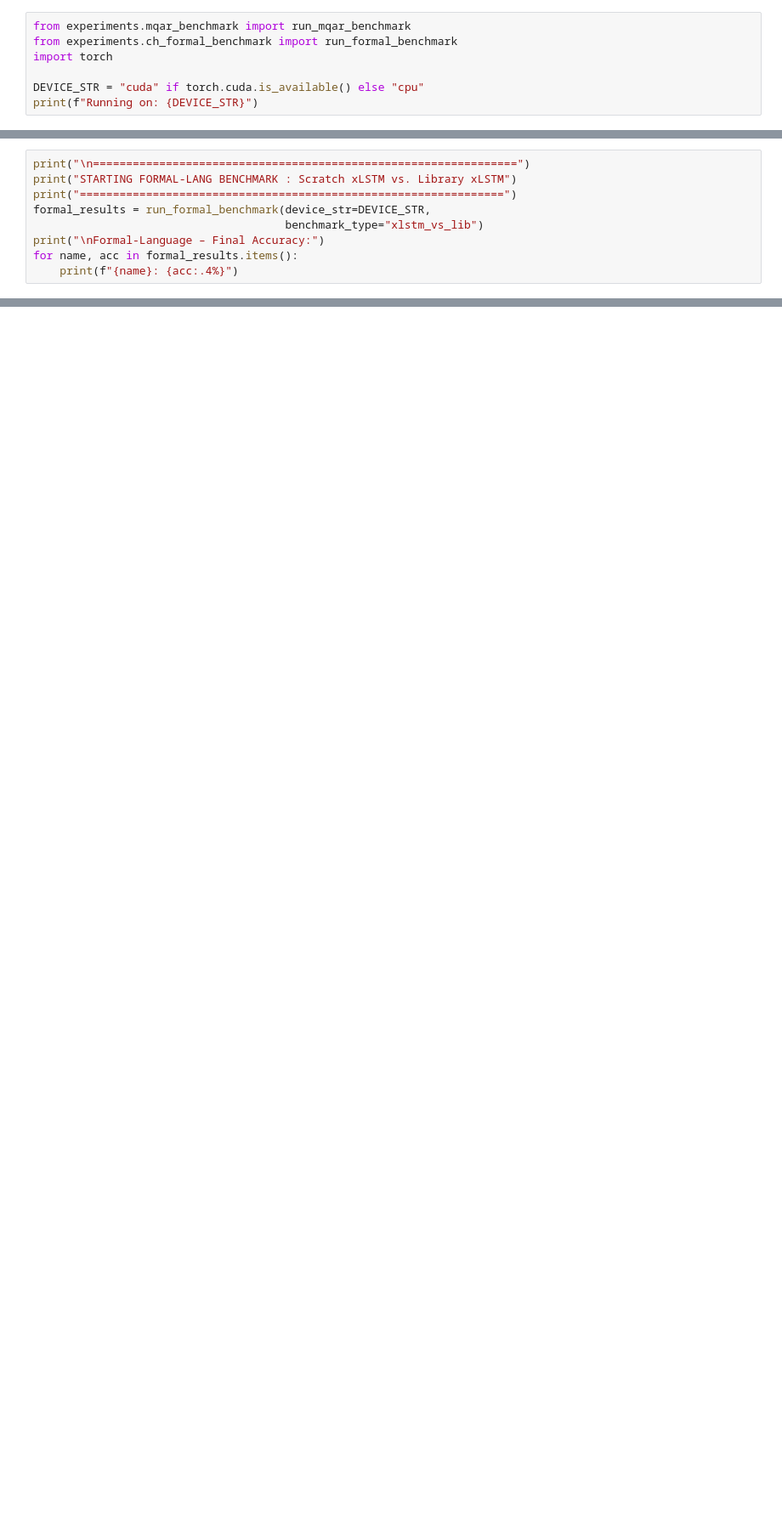
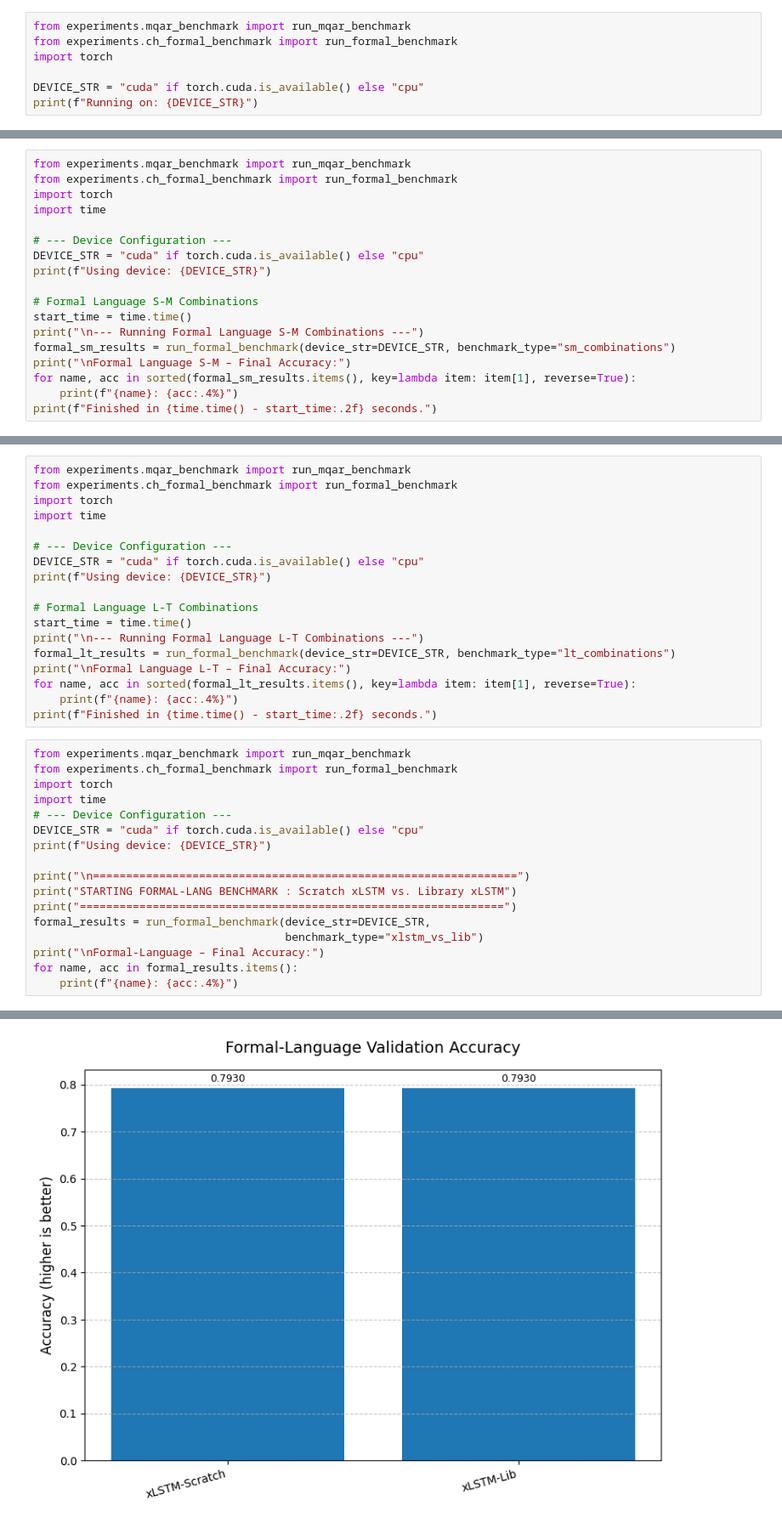
Before and after one commit to Zeromeam/xlstm_project, a Jupyter notebook: main_thesis.ipynb, the cells around one changed output, grey strips where cells are left out. Shown at 85% size. Saved outputs shown, nothing was run; the diff lists cells and outputs as text; blank space fills up the shorter version.

```diff
--- a/main_thesis.ipynb
+++ b/main_thesis.ipynb
@@ -16,0 +257,18 @@ for name, acc in mqar_results.items():
+# %%
+from experiments.mqar_benchmark import run_mqar_benchmark
+from experiments.ch_formal_benchmark import run_formal_benchmark
+import torch
+import time
+
+# --- Device Configuration ---
+DEVICE_STR = "cuda" if torch.cuda.is_available() else "cpu"
+print(f"Using device: {DEVICE_STR}")
+
+# Formal Language S-M Combinations
+start_time = time.time()
+print("\n--- Running Formal Language S-M Combinations ---")
+formal_sm_results = run_formal_benchmark(device_str=DEVICE_STR, benchmark_type="sm_combinations")
+print("\nFormal Language S-M – Final Accuracy:")
+for name, acc in sorted(formal_sm_results.items(), key=lambda item: item[1], reverse=True):
+    print(f"{name}: {acc:.4%}")
+print(f"Finished in {time.time() - start_time:.2f} seconds.")
@@ -17,4 +385,30 @@ for name, acc in mqar_results.items():
+# %%
+from experiments.mqar_benchmark import run_mqar_benchmark
+from experiments.ch_formal_benchmark import run_formal_benchmark
+import torch
+import time
+
+# --- Device Configuration ---
+DEVICE_STR = "cuda" if torch.cuda.is_available() else "cpu"
+print(f"Using device: {DEVICE_STR}")
+
+# Formal Language L-T Combinations
+start_time = time.time()
+print("\n--- Running Formal Language L-T Combinations ---")
+formal_lt_results = run_formal_benchmark(device_str=DEVICE_STR, benchmark_type="lt_combinations")
+print("\nFormal Language L-T – Final Accuracy:")
+for name, acc in sorted(formal_lt_results.items(), key=lambda item: item[1], reverse=True):
+    print(f"{name}: {acc:.4%}")
+print(f"Finished in {time.time() - start_time:.2f} seconds.")
 # %%
+from experiments.mqar_benchmark import run_mqar_benchmark
+from experiments.ch_formal_benchmark import run_formal_benchmark
+import torch
+import time
+# --- Device Configuration ---
+DEVICE_STR = "cuda" if torch.cuda.is_available() else "cpu"
+print(f"Using device: {DEVICE_STR}")
+
 print("\n================================================================")
 print("STARTING FORMAL-LANG BENCHMARK : Scratch xLSTM vs. Library xLSTM")
 print("================================================================")
@@ -23,3 +417,4 @@ formal_results = run_formal_benchmark(device_str=DEVICE_STR,
 print("\nFormal-Language – Final Accuracy:")
 for name, acc in formal_results.items():
     print(f"{name}: {acc:.4%}")
+# %% [output]
@@ -25,0 +438 @@ for name, acc in formal_results.items():
+[figure, added]
```
Also changed, not shown: parts of 9 cells of this notebook, 16 other files.
